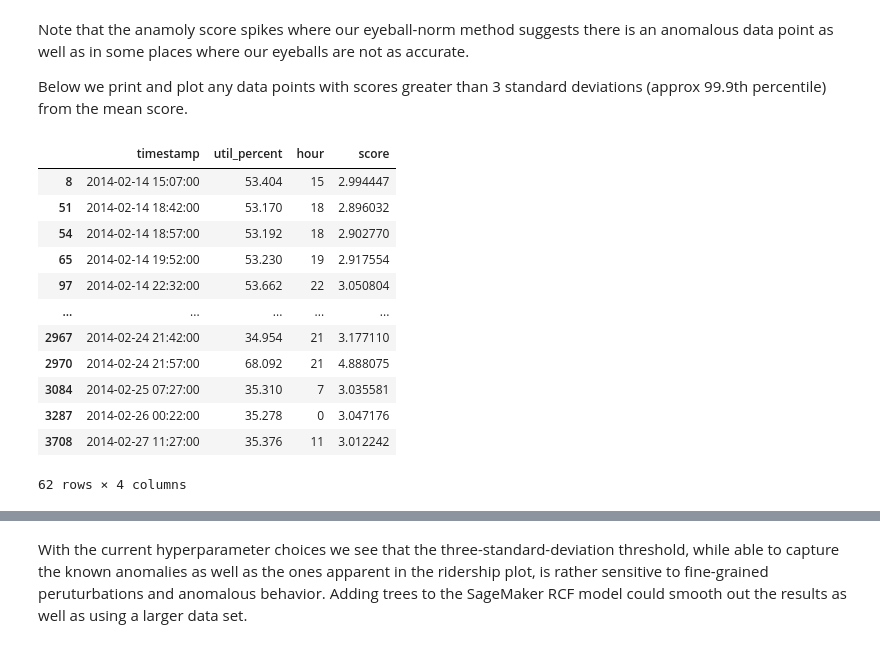
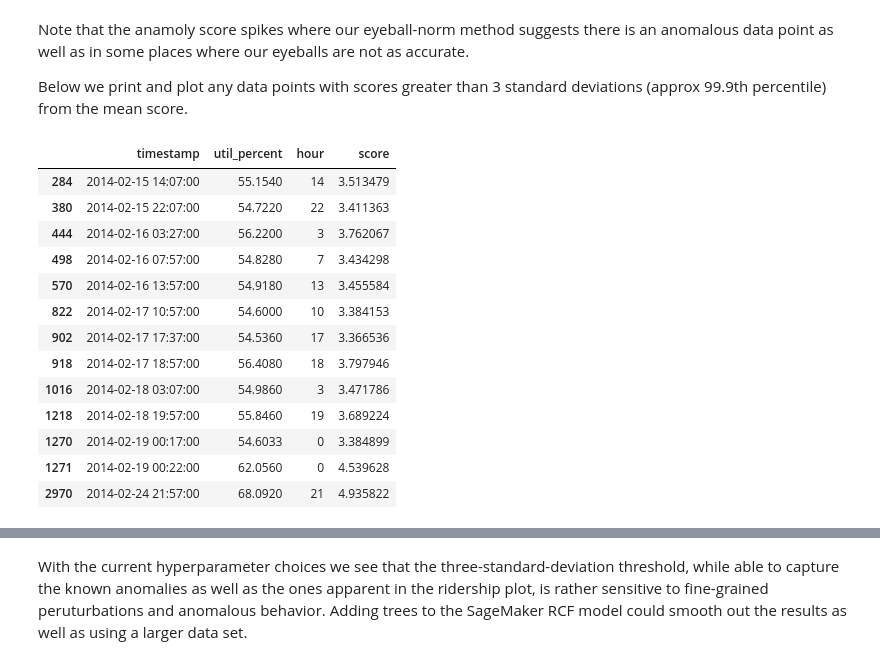
Before and after one commit to GavinatorK/anamolydetection, a Jupyter notebook: random_cut_forest.ipynb, the cells around one changed output, grey strips where cells are left out. Cells and saved outputs as stored; diff of their text form; code cells hidden in the pictures.

```diff
--- a/random_cut_forest.ipynb
+++ b/random_cut_forest.ipynb
@@ -372,21 +399,22 @@ Below we print and plot any data points with scores greater than 3 standard devi
 # %%
 score_mean = ec2_data["score"].mean()
 score_std = ec2_data["score"].std()
-score_cutoff = score_mean + 3 * score_std
+score_cutoff = score_mean + 4 * score_std
 
 anomalies = ec2_data_subset[ec2_data_subset["score"] > score_cutoff]
 anomalies
 # %% [output]
 |  | timestamp | util_percent | hour | score |
-| 8 | 2014-02-14 15:07:00 | 53.404 | 15 | 2.994447 |
-| 51 | 2014-02-14 18:42:00 | 53.170 | 18 | 2.896032 |
-| 54 | 2014-02-14 18:57:00 | 53.192 | 18 | 2.902770 |
-| 65 | 2014-02-14 19:52:00 | 53.230 | 19 | 2.917554 |
-| 97 | 2014-02-14 22:32:00 | 53.662 | 22 | 3.050804 |
-| ... | ... | ... | ... | ... |
-| 2967 | 2014-02-24 21:42:00 | 34.954 | 21 | 3.177110 |
-| 2970 | 2014-02-24 21:57:00 | 68.092 | 21 | 4.888075 |
-| 3084 | 2014-02-25 07:27:00 | 35.310 | 7 | 3.035581 |
-| 3287 | 2014-02-26 00:22:00 | 35.278 | 0 | 3.047176 |
-| 3708 | 2014-02-27 11:27:00 | 35.376 | 11 | 3.012242 |
+| 284 | 2014-02-15 14:07:00 | 55.1540 | 14 | 3.513479 |
+| 380 | 2014-02-15 22:07:00 | 54.7220 | 22 | 3.411363 |
+| 444 | 2014-02-16 03:27:00 | 56.2200 | 3 | 3.762067 |
+| 498 | 2014-02-16 07:57:00 | 54.8280 | 7 | 3.434298 |
+| 570 | 2014-02-16 13:57:00 | 54.9180 | 13 | 3.455584 |
+| 822 | 2014-02-17 10:57:00 | 54.6000 | 10 | 3.384153 |
+| 902 | 2014-02-17 17:37:00 | 54.5360 | 17 | 3.366536 |
+| 918 | 2014-02-17 18:57:00 | 56.4080 | 18 | 3.797946 |
+| 1016 | 2014-02-18 03:07:00 | 54.9860 | 3 | 3.471786 |
+| 1218 | 2014-02-18 19:57:00 | 55.8460 | 19 | 3.689224 |
+| 1270 | 2014-02-19 00:17:00 | 54.6033 | 0 | 3.384899 |
+| 1271 | 2014-02-19 00:22:00 | 62.0560 | 0 | 4.539628 |
+| 2970 | 2014-02-24 21:57:00 | 68.0920 | 21 | 4.935822 |
-62 rows × 4 columns
```
Also changed, not shown: parts of 20 cells of this notebook.
